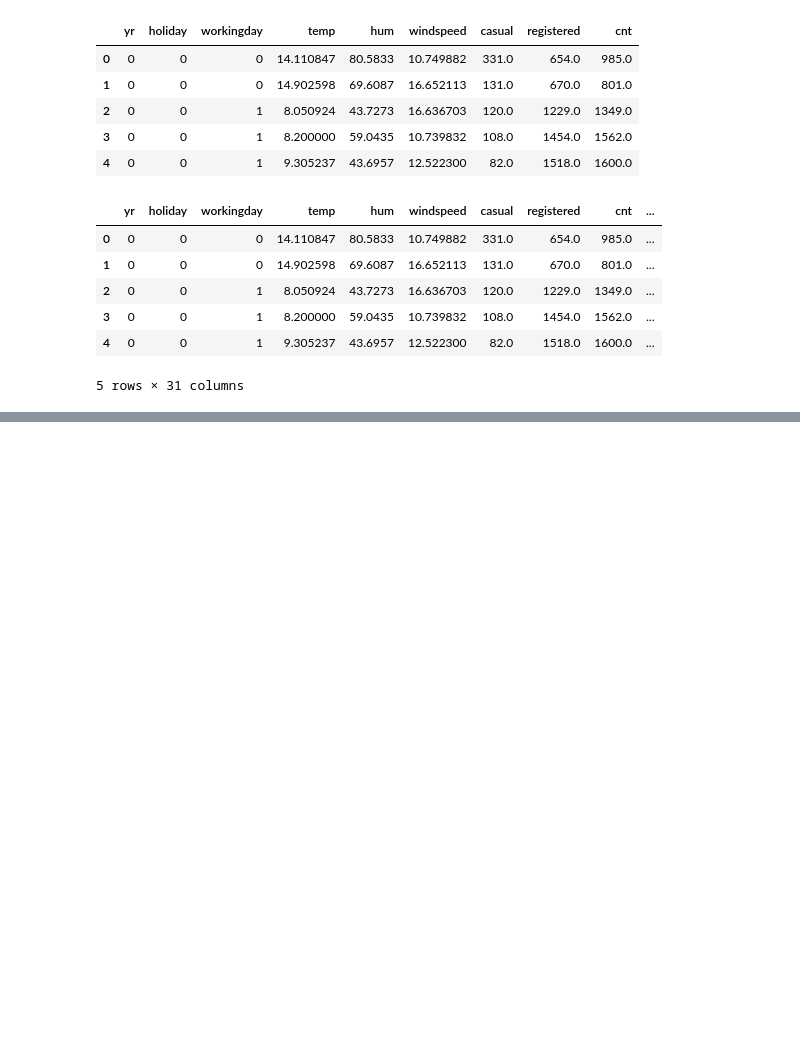
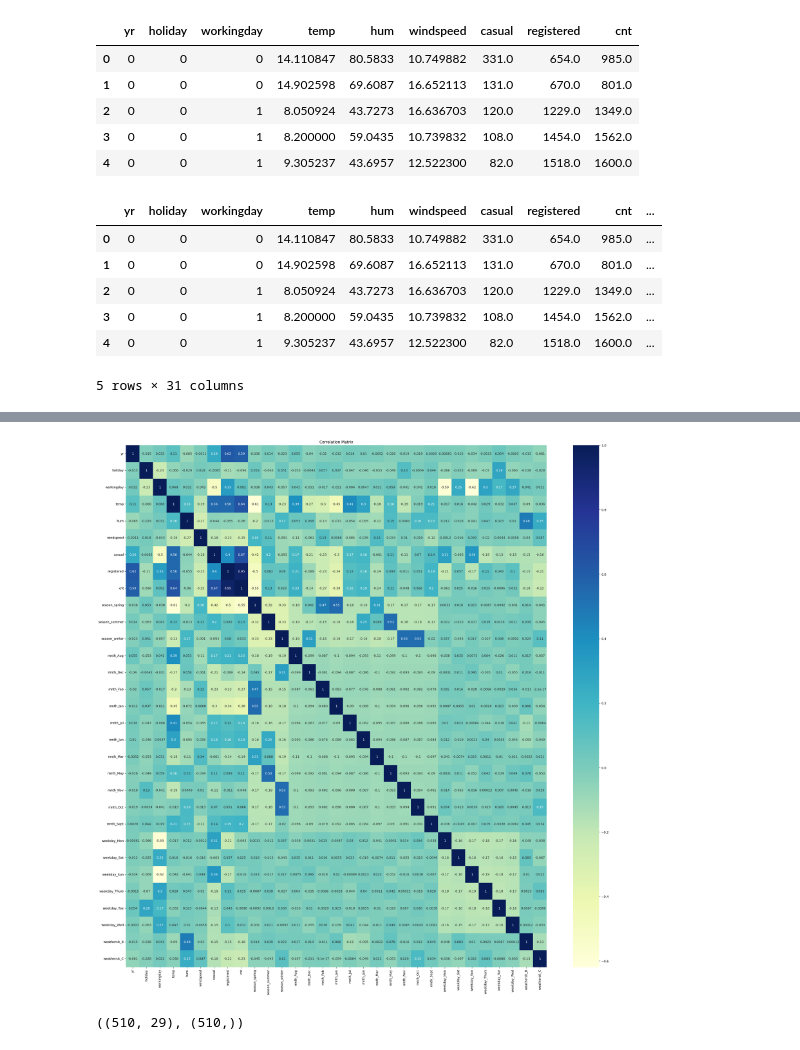
Before and after one commit to CodeByD3v/ML-Experiments, a Jupyter notebook: Boom Bikes/Bike-Sharing-Prediction.ipynb, the cells around one changed output, grey strips where cells are left out. Drawn from its saved outputs; the diff is of its cells as text; code cells hidden in the pictures; blank space fills up the shorter version.

Commit message:
MODEL BUILDING - I

```diff
--- a/Boom Bikes/Bike-Sharing-Prediction.ipynb
+++ b/Boom Bikes/Bike-Sharing-Prediction.ipynb
@@ -354,0 +361,12 @@ df.head()
+# %%
+# Spliting Data
+from sklearn.model_selection import train_test_split
+
+df_train , df_test = train_test_split(df , train_size= 0.7 , test_size = 0.3 , random_state = 100)
+# %%
+# Normalizing
+from sklearn.preprocessing import MinMaxScaler
+scaler = MinMaxScaler()
+# %%
+var  = ["temp" , "hum" , "windspeed" , "casual" , "registered"]
+df_train[var] = scaler.fit_transform(df_train[var])
@@ -354,0 +386,7 @@ df.head()
+# %%
+plt.figure(figsize = (30 , 30))
+sns.heatmap(df_train.corr() , annot = True , cmap = "YlGnBu")
+plt.title("Correlation Matrix")
+plt.show()
+# %% [output]
+[figure, added]
@@ -354,0 +397,4 @@ df.head()
+# %%
+X_train.shape , y_train.shape
+# %% [output]
+((510, 29), (510,))
```
Also changed, not shown: parts of 4 cells of this notebook.
